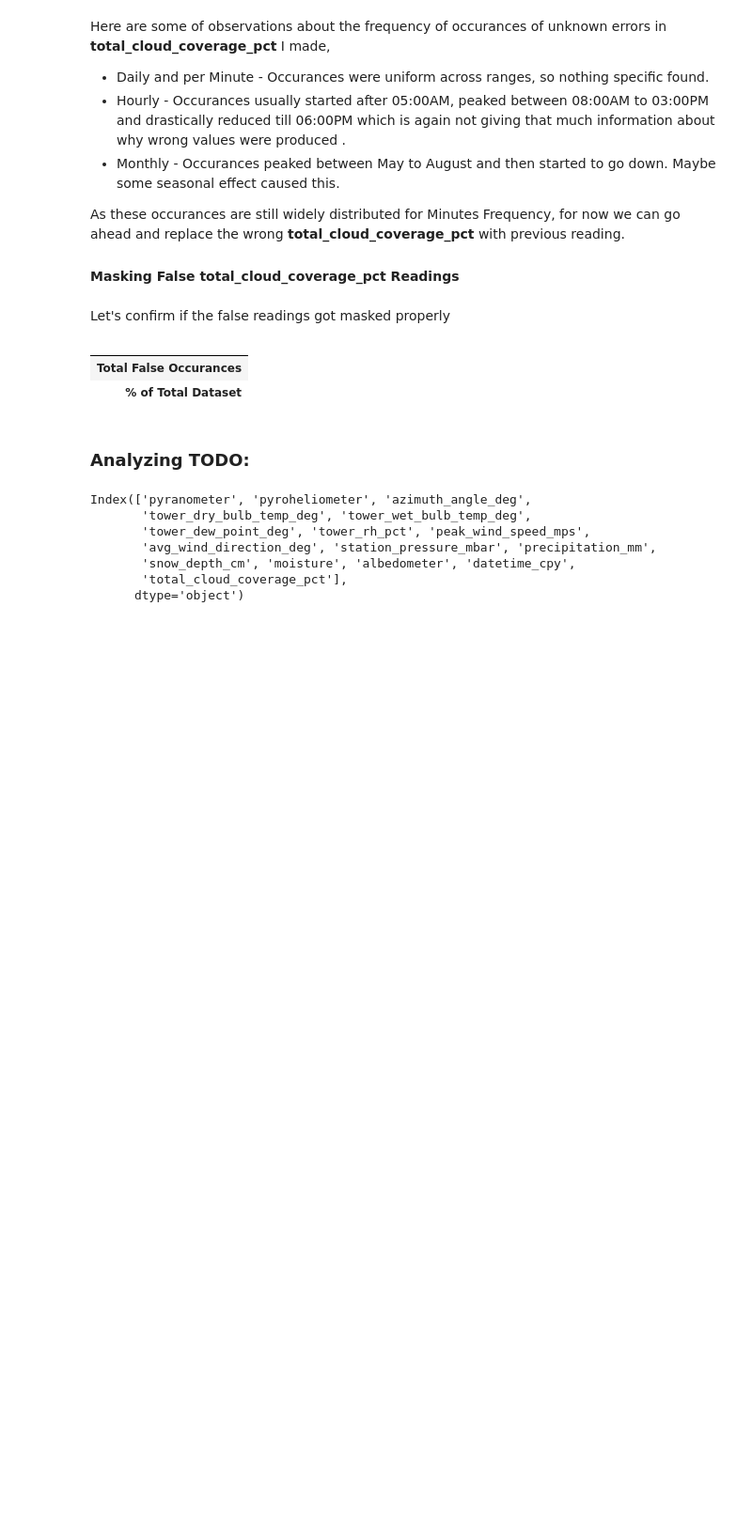
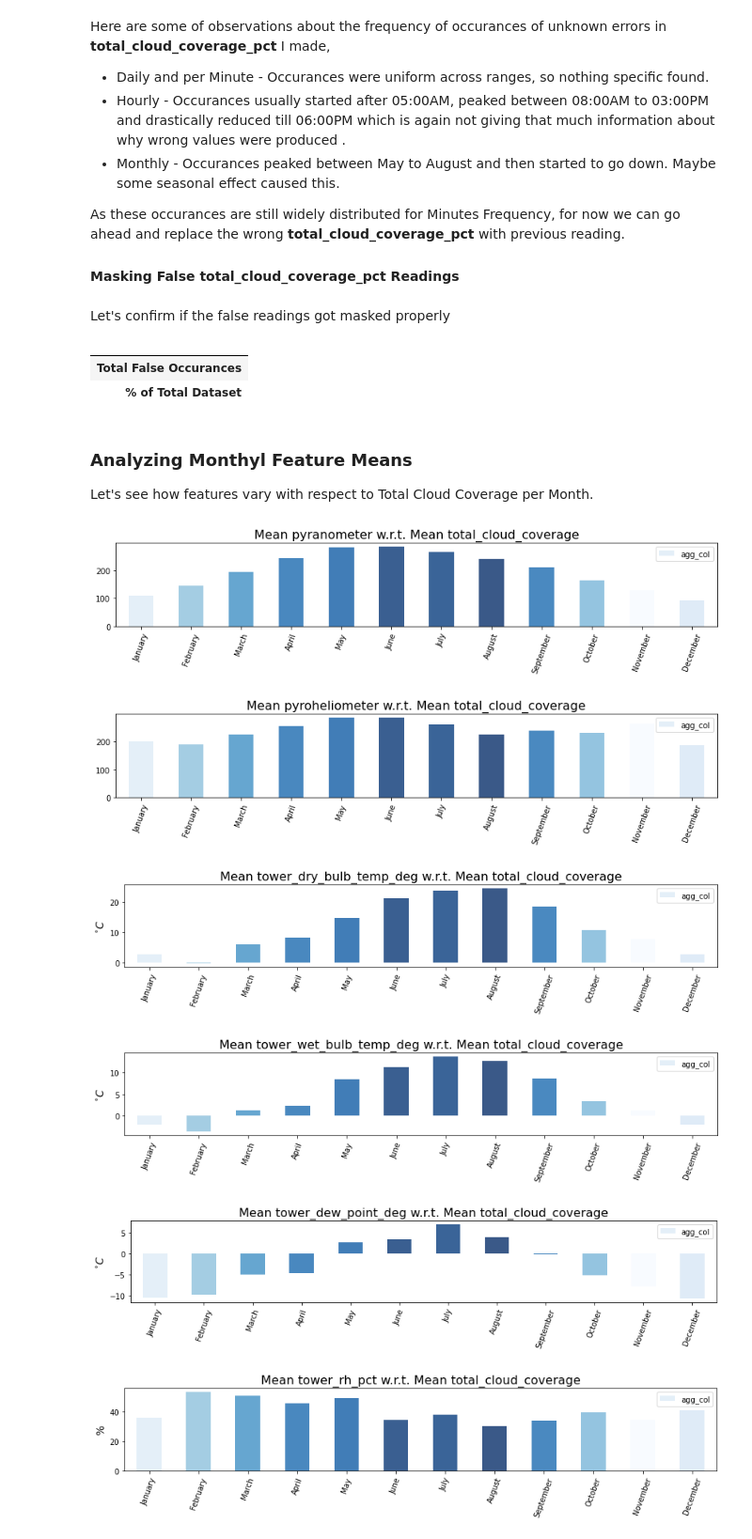
Before and after one commit to mrutyunjay17/solar-cloud-coverage-prediction, a Jupyter notebook: data_analysis.ipynb, the cells around one changed output. Shown at 94% size. Cells and saved outputs as stored; diff of their text form; code cells hidden in the pictures; blank space fills up the shorter version.

```diff
--- a/data_analysis.ipynb
+++ b/data_analysis.ipynb
@@ -312,14 +312,52 @@ pd.DataFrame([
 | Total False Occurances |
 | % of Total Dataset |
 # %% [markdown]
-### Analyzing TODO:
+### Analyzing Monthyl Feature Means
+Let's see how features vary with respect to Total Cloud Coverage per Month.
-# %%
-weather_df.columns
-# %% [output]
-Index(['pyranometer', 'pyroheliometer', 'azimuth_angle_deg',
-       'tower_dry_bulb_temp_deg', 'tower_wet_bulb_temp_deg',
-       'tower_dew_point_deg', 'tower_rh_pct', 'peak_wind_speed_mps',
-       'avg_wind_direction_deg', 'station_pressure_mbar', 'precipitation_mm',
-       'snow_depth_cm', 'moisture', 'albedometer', 'datetime_cpy',
-       'total_cloud_coverage_pct'],
-      dtype='object')
+# %%
+EDA_FEATURES = ['pyranometer', 'pyroheliometer',
+       'tower_dry_bulb_temp_deg', 'tower_wet_bulb_temp_deg',
+       'tower_dew_point_deg', 'tower_rh_pct',   'precipitation_mm',
+       'snow_depth_cm', 'moisture', 'albedometer'
+       ,'total_cloud_coverage_pct']
+EDA_LABELS = ['', '', '$^{\circ}C$', '$^{\circ}C$', '$^{\circ}C$', '%', 'mm', 'cm', '', '', '%']
+# %%
+import calendar
+#from matplotlib.colors import ListedColormap
+import matplotlib.cm as cm
+from matplotlib.colors import Normalize
+
+#COLORS_MONTHS_JAN_DEC = ['#007acc', '#0099ff', '#80ccff', '#b3e0ff', '#ffd1b3', '#ffb380', '#ff751a', '#ff8533', '#ffc299', '#b3e0ff', '#66c2ff', '#33adff']
+
+def plot_feature_variations(weather_df, featurename, ylabel='', aggfunc='mean'):
+
+    temp_df = weather_df.groupby([weather_df.datetime_cpy.dt.month]) \
+                    .agg(agg_cloud_coverage = ('total_cloud_coverage_pct', aggfunc), agg_col = (featurename, aggfunc))
+    temp_df.index.rename('month', inplace=True)
+    temp_df = temp_df.reset_index()
+
+    coverage_norm = Normalize(vmin=temp_df['agg_cloud_coverage'].min(), vmax=temp_df['agg_cloud_coverage'].max())
+    my_cmap = cm.get_cmap('Blues')
+
+    temp_df.plot(kind="bar", x="month", y="agg_col", alpha = 0.8,
+             figsize=(14, 2), color=my_cmap(coverage_norm(temp_df['agg_cloud_coverage'])))
+
+    if featurename == 'total_cloud_coverage_pct':
+        plt.title("Mean total_cloud_coverage".format(featurename, aggfunc), fontsize=16)
+    else:
+        plt.title("{mean} {} w.r.t. {mean} total_cloud_coverage".format(featurename, mean=aggfunc.capitalize()), fontsize=16)
+    plt.xlabel("")
+    plt.ylabel(ylabel, fontsize=14)
+    plt.xticks(ticks=range(0,12), labels=[calendar.month_name[i] for i in range(1,13)], rotation=70)
+# %%
+for i, curr_feature in enumerate(EDA_FEATURES):
+    plot_feature_variations(weather_df, curr_feature, EDA_LABELS[i], 'mean')
+
+plt.show()
+# %% [output]
+[figure, added]
+[figure, added]
+[figure, added]
+[figure, added]
+[figure, added]
+[figure, added]
```
Also changed, not shown: parts of 1 cell of this notebook.
